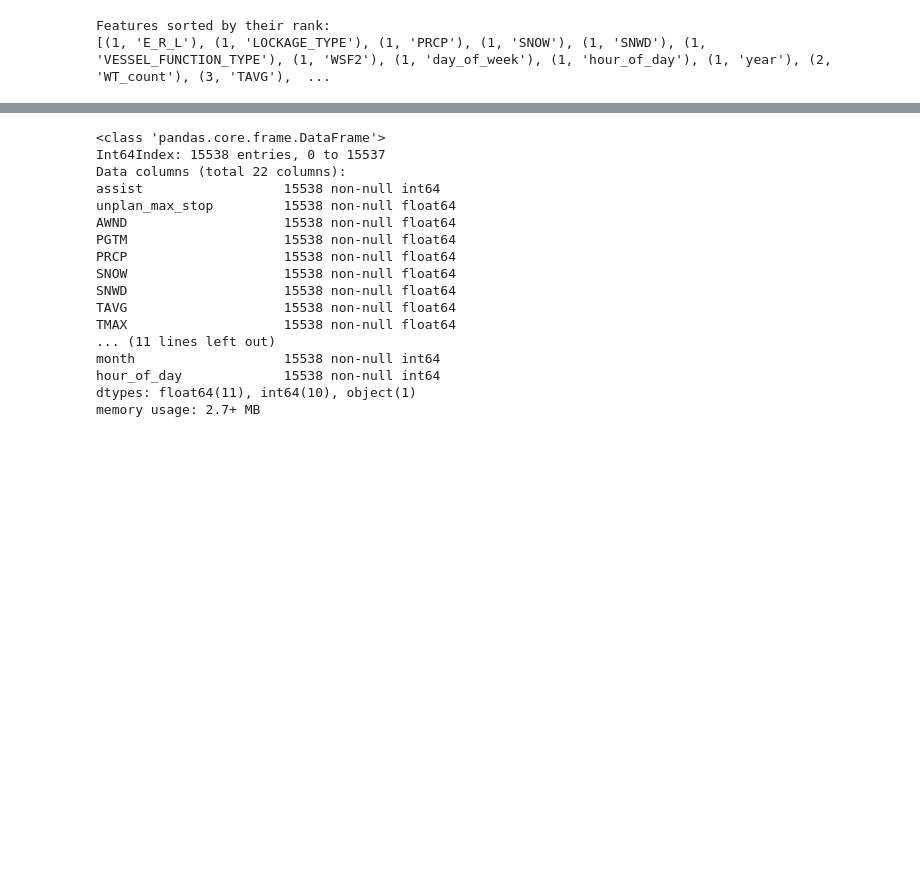
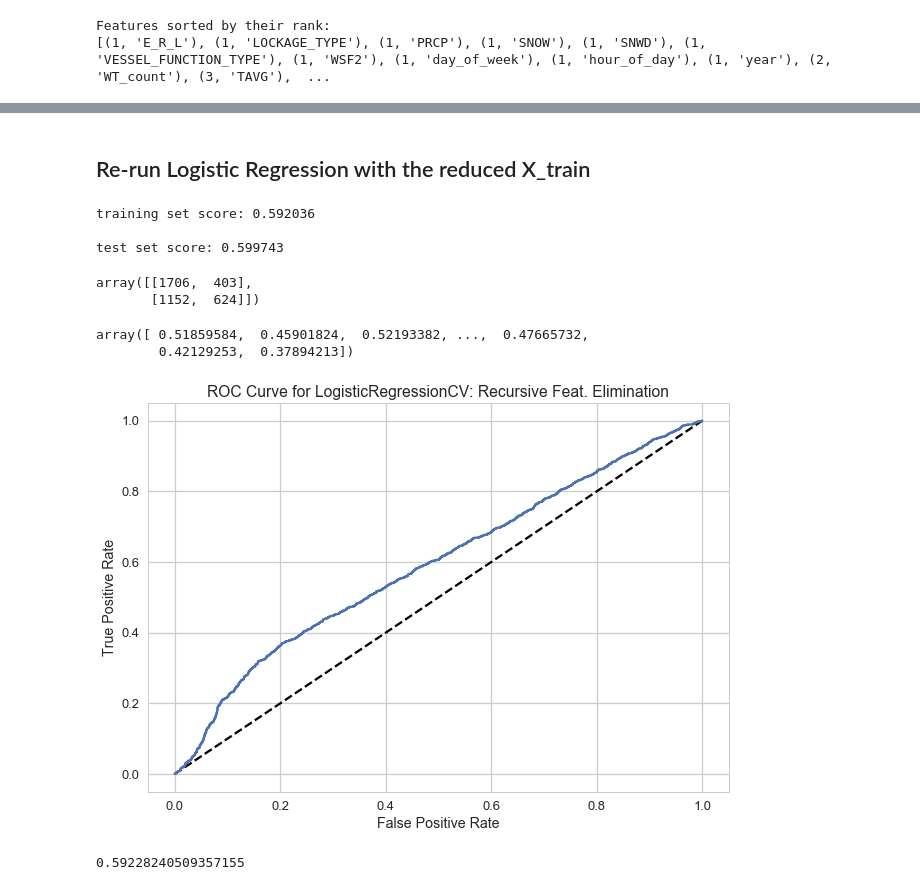
Before and after one commit to PassMoreHeat/springboard, a Jupyter notebook: Capstone_2/LPMS_EDA_ML_working_code.ipynb, the cells around one changed output, grey strips where cells are left out. Drawn from its saved outputs; the diff is of its cells as text; code cells hidden in the pictures; blank space fills up the shorter version.

```diff
--- a/Capstone_2/LPMS_EDA_ML_working_code.ipynb
+++ b/Capstone_2/LPMS_EDA_ML_working_code.ipynb
@@ -403,0 +418,5 @@ Feature Ranking: [ 9 13  7 12  1  1  1  3  5  6  1  8  2 10  1  1  1  1 11  1  4
+# %%
+# Use the boolean array 'mask' to subset X_train
+index_mask = [4, 5, 6, 10, 14, 15, 16, 17, 19, 21]
+X_train_rfe_lgr = X_train[:, index_mask]
+X_train_rfe_lgr.shape
@@ -403,0 +425,4 @@ Feature Ranking: [ 9 13  7 12  1  1  1  3  5  6  1  8  2 10  1  1  1  1 11  1  4
+# %%
+# Use the boolean array 'mask' to subset X_test
+X_test_rfe_lgr = X_test[:, index_mask]
+X_test_rfe_lgr.shape
@@ -439,20 +475,45 @@ Features sorted by their rank:
-# %%
-X_df.info()
-# %% [output]
-<class 'pandas.core.frame.DataFrame'>
-Int64Index: 15538 entries, 0 to 15537
-Data columns (total 22 columns):
-assist                  15538 non-null int64
-unplan_max_stop         15538 non-null float64
-AWND                    15538 non-null float64
-PGTM                    15538 non-null float64
-PRCP                    15538 non-null float64
-SNOW                    15538 non-null float64
-SNWD                    15538 non-null float64
-TAVG                    15538 non-null float64
-TMAX                    15538 non-null float64
-... (11 lines left out)
-month                   15538 non-null int64
-hour_of_day             15538 non-null int64
-dtypes: float64(11), int64(10), object(1)
-memory usage: 2.7+ MB
+# %% [markdown]
+## Re-run Logistic Regression with the reduced X_train
+# %%
+# Fit Logistic Regression with Cross Validation
+lgr=LogisticRegressionCV(scoring='roc_auc').fit(X_train_rfe_lgr,y_train)
+print("training set score: %f" % lgr.score(X_train_rfe_lgr, y_train))
+print('\n'"test set score: %f" % lgr.score(X_test_rfe_lgr, y_test))
+# %% [output]
+training set score: 0.592036
+
+test set score: 0.599743
+# %%
+# calculated predicted class label per sample: pred_lgr
+pred_lgr = lgr.predict(X_test_rfe_lgr)
+
+# print the confusion matrix
+metrics.confusion_matrix(y_test, pred_lgr)
+# %% [output]
+array([[1706,  403],
+       [1152,  624]])
+# %%
+# calculate predicted probabilities for X_test Logistic Regression model
+y_pred_prob_lgr = lgr.predict_proba(X_test_rfe_lgr)[:, 1]
+y_pred_prob_lgr
+# %% [output]
+array([ 0.51859584,  0.45901824,  0.52193382, ...,  0.47665732,
+        0.42129253,  0.37894213])
+# %%
+# Generate ROC curve values: fpr, tpr, thresholds
+fpr, tpr, thresholds = roc_curve(y_test, y_pred_prob_lgr)
+
+# Plot ROC curve
+plt.plot([0, 1], [0, 1], 'k--')
+plt.plot(fpr, tpr)
+plt.xlabel('False Positive Rate')
+plt.ylabel('True Positive Rate')
+plt.title('ROC Curve for LogisticRegressionCV: Recursive Feat. Elimination')
+plt.show()
+# %% [output]
+[figure, added]
+# %%
+# calculate AUC for LogisticRegressionCV classifier
+metrics.roc_auc_score(y_test, y_pred_prob_lgr)
+# %% [output]
+0.59228240509357155
```
Also changed, not shown: parts of 39 cells of this notebook.
